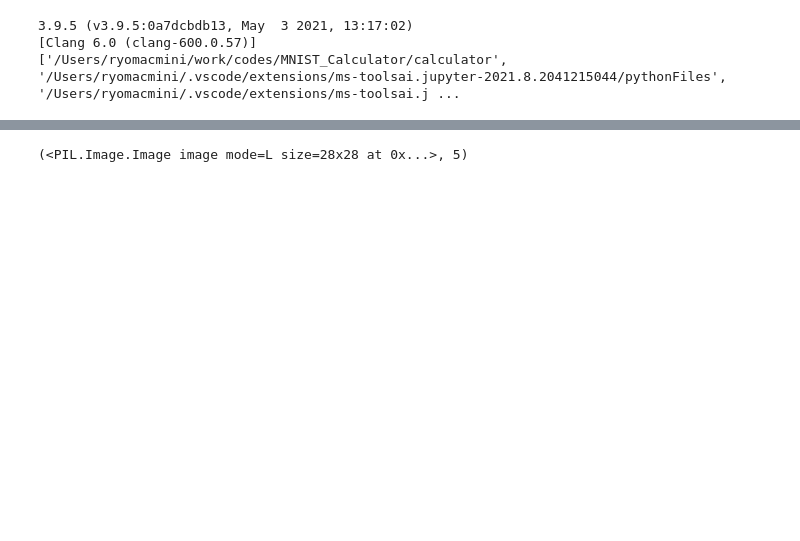
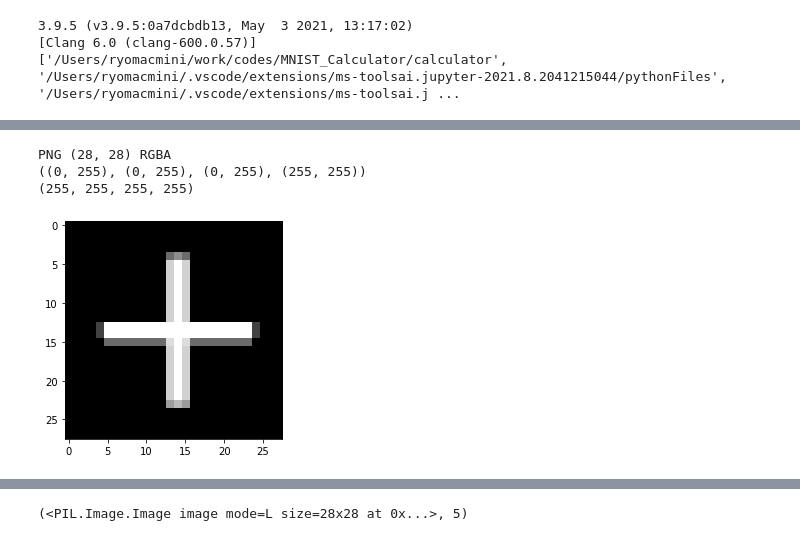
Before and after one commit to zoosecretbase/MNIST_Calculator, a Jupyter notebook: calculator/calculator.ipynb, the cells around one changed output, grey strips where cells are left out. Saved outputs shown, nothing was run; the diff lists cells and outputs as text; code cells hidden in the pictures; blank space fills up the shorter version.

```diff
--- a/calculator/calculator.ipynb
+++ b/calculator/calculator.ipynb
@@ -32,0 +38,13 @@ from real_imgs import *
+# %%
+from PIL import Image, ImageFilter
+
+im = Image.open('img/addition28pix.png')
+plt.imshow(np.array(im))
+print(im.format, im.size, im.mode) #フォーマット、サイズ（幅、高さ）、モードなどのメタ情報を取得。サイズは(幅, 高さ)。
+print(im.getextrema()) #RGB各色の最小値と最大値を取得。
+print(im.getpixel((14,14 ))) #指定した座標の色を取得。座標の原点(0, 0)は左上。(R, G, B)のタプルが返される。
+# %% [output]
+PNG (28, 28) RGBA
+((0, 255), (0, 255), (0, 255), (255, 255))
+(255, 255, 255, 255)
+[figure, added]
```
Also changed, not shown: parts of 33 cells of this notebook, 13 other files.
